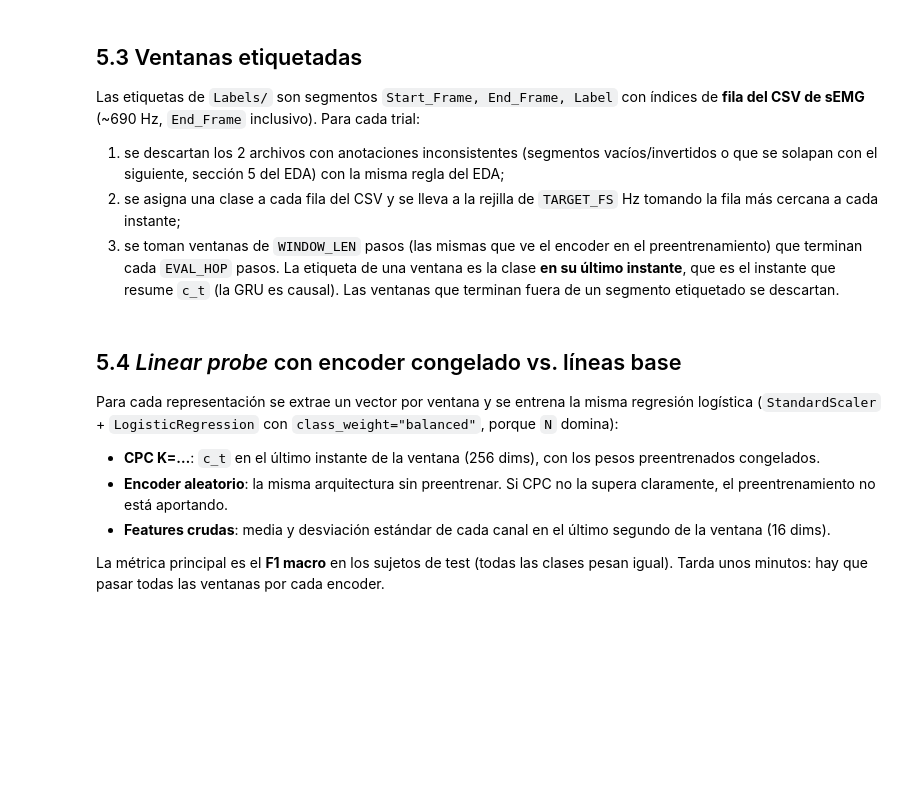
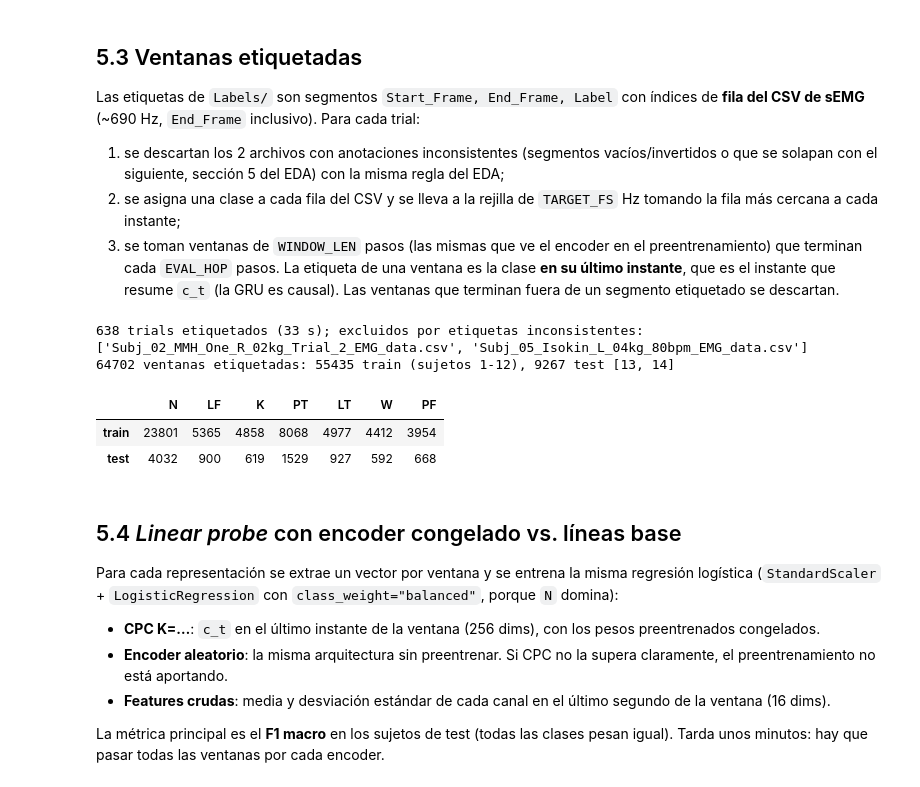
Before and after one commit to Paola-leon/human-activity-recognition, a Jupyter notebook: notebooks/01_Pipeline_CPC.ipynb, the cells around one changed output. Drawn from its saved outputs; the diff is of its cells as text; code cells hidden in the pictures; blank space fills up the shorter version.

```diff
--- a/notebooks/01_Pipeline_CPC.ipynb
+++ b/notebooks/01_Pipeline_CPC.ipynb
@@ -1047,7 +1104,7 @@ sEMG** (~690 Hz, `End_Frame` inclusivo). Para cada trial:
 # %%
 LABEL_DIR = DATA_ROOT / "Labels"
 LABEL_ORDER = ["N", "LF", "K", "PT", "LT", "W", "PF"]   # mismas 7 clases y orden que en el EDA
-EVAL_HOP = 25   # pasos entre ventanas evaluadas (0.5 s a 50 Hz)
+EVAL_HOP = int(0.5 * TARGET_FS)   # pasos entre ventanas evaluadas: 0.5 s (25 pasos a 50 Hz, 12 a 25 Hz)
 
 
 def label_file(row):
@@ -1074,33 +1131,39 @@ for row in trials.itertuples():
     y_rows = np.full(len(t), -1, dtype=np.int64)       # clase de cada fila del CSV original
     for s0, s1, name in lab[["Start_Frame", "End_Frame", "Label"]].itertuples(index=False):
         y_rows[s0:s1 + 1] = LABEL_ORDER.index(name)
     y = y_rows[np.clip(np.searchsorted(t, t_grid), 0, len(t) - 1)]   # clase de cada paso de la rejilla
     labeled_trials.append((row.subject, torch.from_numpy(zscore_channels(sig)), y))
 
 print(f"{len(labeled_trials)} trials etiquetados ({time.time() - t0:.0f} s); "
       f"excluidos por etiquetas inconsistentes: {bad_label_files}")
 
 
 def trial_windows(sig, y):
     """Ventanas (n, 8, WINDOW_LEN) que terminan cada EVAL_HOP pasos y su clase en el último instante."""
     windows = sig.unfold(1, WINDOW_LEN, EVAL_HOP).permute(1, 0, 2)   # (n_win, 8, WINDOW_LEN)
     ends = WINDOW_LEN - 1 + EVAL_HOP * np.arange(windows.shape[0])
     keep = y[ends] >= 0
     return windows[torch.from_numpy(keep)], y[ends][keep]
 
 
 # Clase y sujeto de cada ventana: no dependen del modelo, se calculan una sola vez
 Y, G = [], []
 for subject, sig, y in labeled_trials:
     _, yy = trial_windows(sig, y)
     Y.append(yy)
     G.append(np.full(len(yy), subject))
 Y, G = np.concatenate(Y), np.concatenate(G)
 is_test = np.isin(G, list(VAL_SUBJECTS))
 
 print(f"{len(Y)} ventanas etiquetadas: {(~is_test).sum()} train (sujetos 1-12), {is_test.sum()} test {sorted(VAL_SUBJECTS)}")
 pd.DataFrame({"train": pd.Series(Y[~is_test]).value_counts(), "test": pd.Series(Y[is_test]).value_counts()}
              ).rename(index=dict(enumerate(LABEL_ORDER))).reindex(LABEL_ORDER).fillna(0).astype(int).T
+# %% [output]
+638 trials etiquetados (33 s); excluidos por etiquetas inconsistentes: ['Subj_02_MMH_One_R_02kg_Trial_2_EMG_data.csv', 'Subj_05_Isokin_L_04kg_80bpm_EMG_data.csv']
+64702 ventanas etiquetadas: 55435 train (sujetos 1-12), 9267 test [13, 14]
+|  | N | LF | K | PT | LT | W | PF |
+| train | 23801 | 5365 | 4858 | 8068 | 4977 | 4412 | 3954 |
+| test | 4032 | 900 | 619 | 1529 | 927 | 592 | 668 |
 # %% [markdown]
 ## 5.4 *Linear probe* con encoder congelado vs. líneas base
 
```
Also changed, not shown: parts of 30 cells of this notebook, 9 other files.
